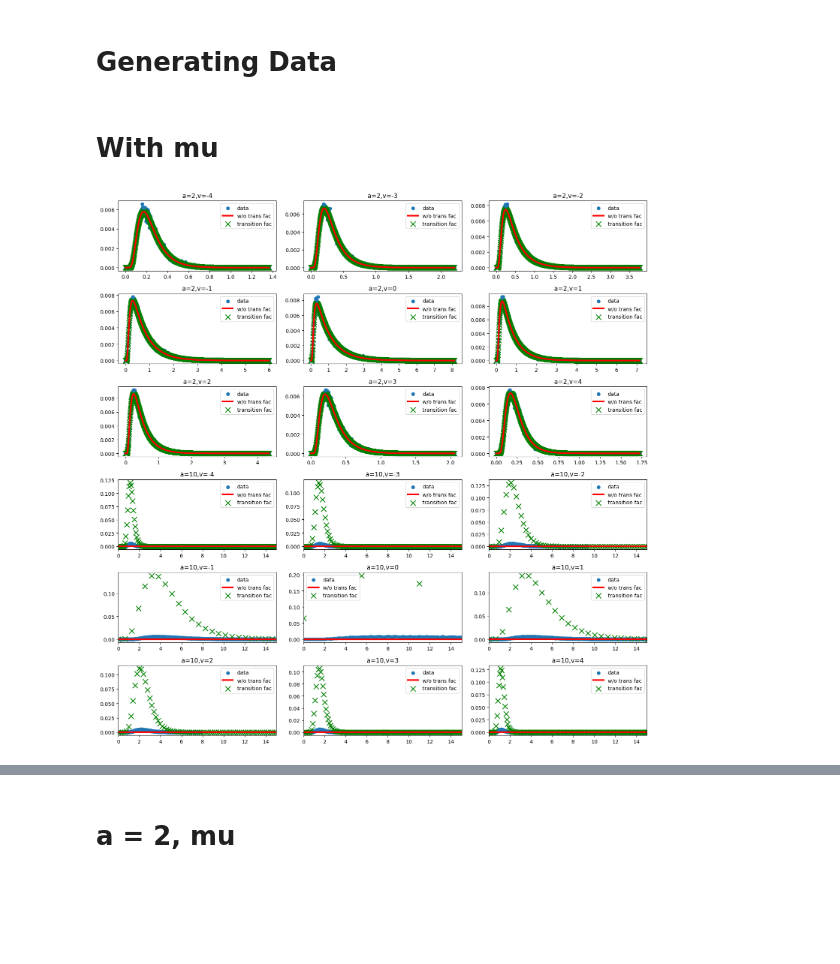
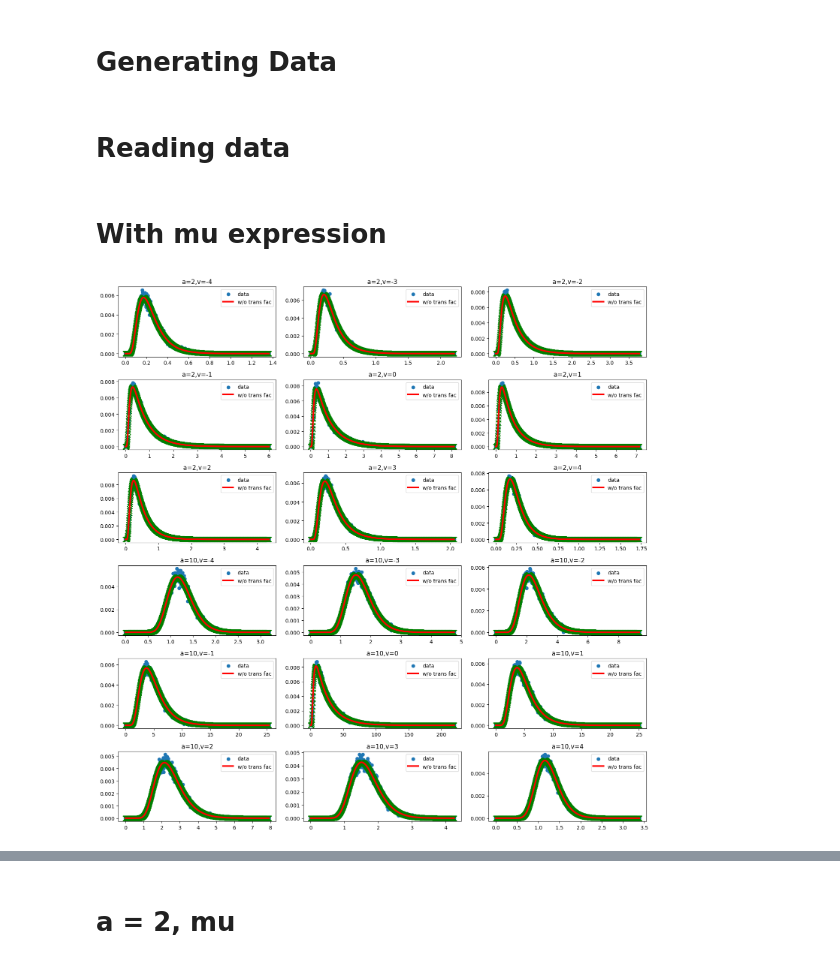
Before and after one commit to rakaar/ai_stats_notes, a Jupyter notebook: neural/ddm_ex21.ipynb, the cells around one changed output, grey strips where cells are left out. Drawn from its saved outputs; the diff is of its cells as text; code cells hidden in the pictures; blank space fills up the shorter version.

```diff
--- a/neural/ddm_ex21.ipynb
+++ b/neural/ddm_ex21.ipynb
@@ -82,48 +84,50 @@ for a in bound_arr:
 
 with open('all_sim_results.pkl', 'wb') as f:
     pickle.dump(all_sim_results, f)
+# %% [markdown]
+# Reading data
 # %%
 with open('all_sim_results.pkl', 'rb') as f:
     all_sim_results = pickle.load(f)
 # %% [markdown]
-# With mu
+# With mu expression
 # %%
 w = 0.5;
 fig, axes = plt.subplots(6, 3, figsize=(15, 15))
 i = 0
 for a in bound_arr:
     for v in velocity_arr:
         if a == 2:
             smol_2_large_trans = 0.25
         elif a == 10:
             smol_2_large_trans = 0.005
 
         mu = (a/2)*v
         t_scale = (a**2)/4
 
 
         keyname = f"a={str(a)},v={str(v)}"
         choices, RTs = parse_sim_results(all_sim_results[keyname])
 
-        t_pts = np.linspace(0.00001, max(RTs), 1000)
+        t_pts = np.linspace(0.0001/t_scale, max(RTs)/t_scale, 1000)
 
 
-        prob = calculate_histogram(t_pts, RTs)
+        prob = calculate_histogram(t_pts*t_scale, RTs)
         RT_theory_1 = prob_rt_mu(t_pts, mu, smol_2_large_trans)
-        RT_theory = prob_rt_generic(t_pts/t_scale, mu, rtd_mu_small_t)
+        RT_theory = prob_rt_generic(t_pts, mu, rtd_mu_small_t)
 
 
-        axes[i//3, i%3].scatter(t_pts[:-1], prob);
+        axes[i//3, i%3].scatter(t_pts[:-1]*t_scale, prob);
         axes[i//3, i%3].plot(t_pts[:-1]*t_scale, RT_theory,linewidth=3, color='red');
         axes[i//3, i%3].scatter(t_pts[:-1]*t_scale, RT_theory_1, color='green', marker='x', **{'s': 100});
 
-        if a == 10:
-            axes[i//3, i%3].set_xlim([0, 15])
+        # if a == 10:
+        #     axes[i//3, i%3].set_xlim([0, 15])
         axes[i//3, i%3].set_title(keyname);
-        axes[i//3, i%3].legend(['data', 'w/o trans fac', 'transition fac'])
+        axes[i//3, i%3].legend(['data', 'w/o trans fac'])
         i += 1
 
 plt.tight_layout()
 plt.show()
 # %% [output]
-[figure, old version]
+[figure, new version]
```
Also changed, not shown: parts of 4 cells of this notebook, 1 other file.
